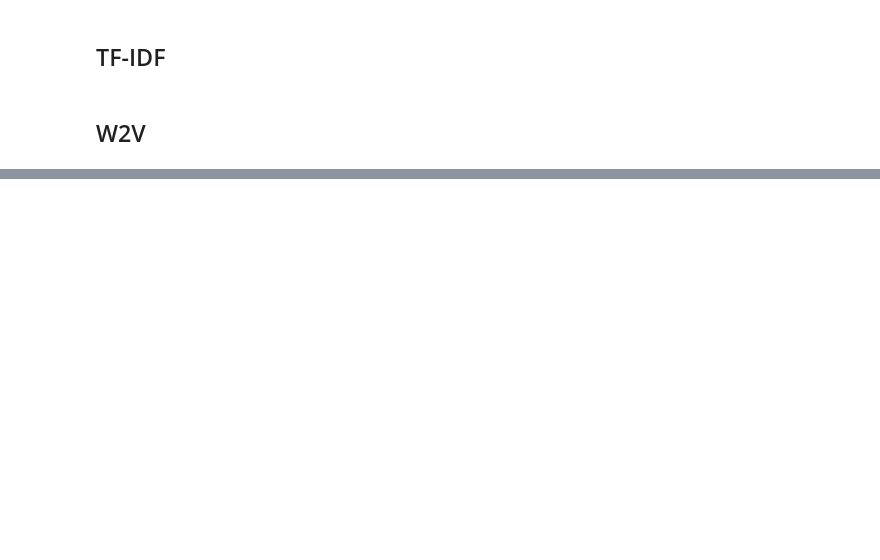
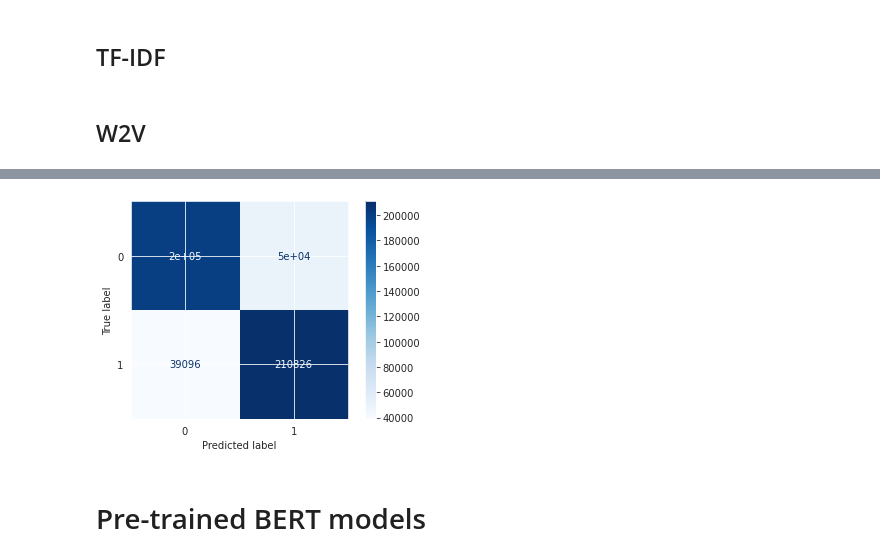
Before and after one commit to Matteo-Omenetti/CIL_Project_2022_Sentiment_Analysis, a Jupyter notebook: Matteo/CIL_sentiment_analysis_matteo.ipynb, the cells around one changed output, grey strips where cells are left out. Cells and saved outputs as stored; diff of their text form; code cells hidden in the pictures; blank space fills up the shorter version.

```diff
--- a/Matteo/CIL_sentiment_analysis_matteo.ipynb
+++ b/Matteo/CIL_sentiment_analysis_matteo.ipynb
@@ -80,0 +851,10 @@ The average length of tweets with a positive sentiment is: 67.835752
+# %%
+from sklearn.metrics import f1_score, accuracy_score
+
+y_pred = np.argmax(model.predict(X_test_tmp), axis=-1)
+
+f1 = f1_score(y_test_tmp, y_pred, average="macro")
+print("Test f1 score : %s "% f1)
+
+acc = accuracy_score(y_test_tmp, y_pred)
+print("Test accuracy score : %s "% acc)
@@ -81 +885,16 @@ The average length of tweets with a positive sentiment is: 67.835752
+# %%
+from sklearn.metrics import ConfusionMatrixDisplay, confusion_matrix
+import matplotlib.pyplot as plt
+
+# Plotting confusion matrix
+cm = confusion_matrix(y_test_tmp, y_pred)
+
+disp = ConfusionMatrixDisplay(confusion_matrix=cm, display_labels=[0,1,2,3])
+
+disp.plot(cmap=plt.cm.Blues)
+plt.show()
+# %% [output]
+[figure, added]
+# %% [markdown]
+# Pre-trained BERT models
 # %%
```
Also changed, not shown: parts of 51 cells of this notebook.
